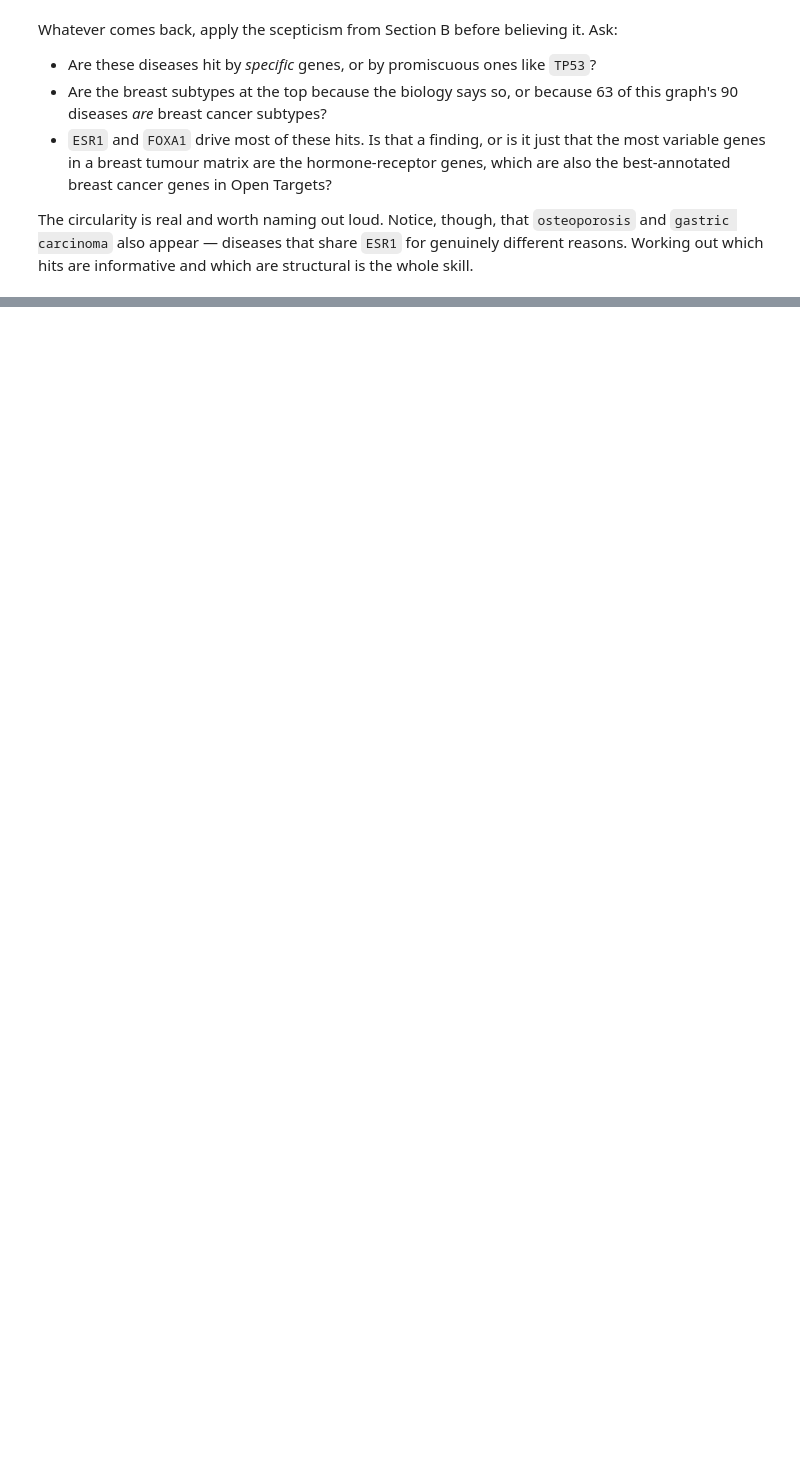
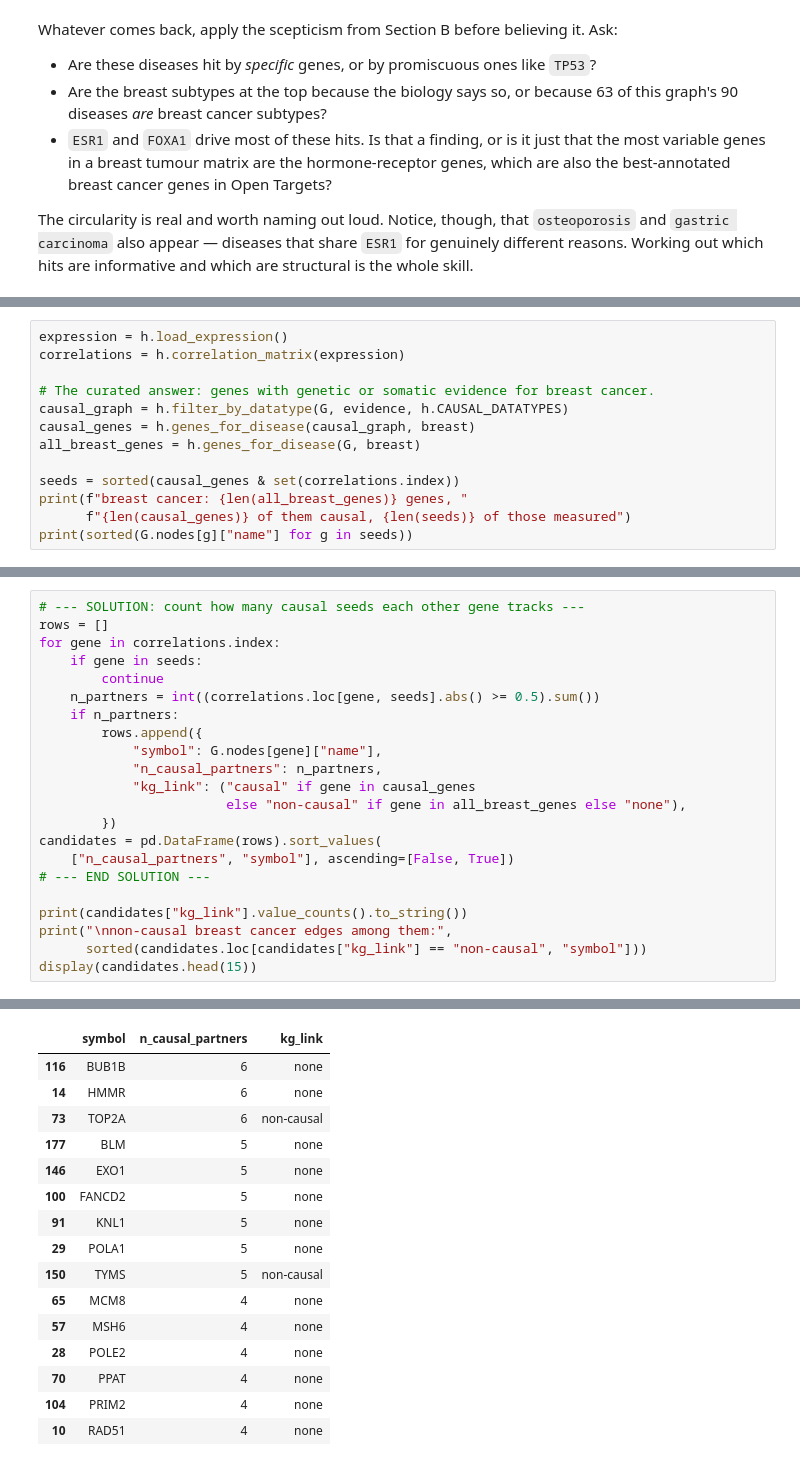
Before and after one commit to Barry8197/ECCB2026_TEST, a Jupyter notebook: sessions/session-1-intro-networks/part-3-querying-the-knowledge-graph.ipynb, the cells around one changed output, grey strips where cells are left out. Saved outputs shown, nothing was run; the diff lists cells and outputs as text; blank space fills up the shorter version.

```diff
--- a/sessions/session-1-intro-networks/part-3-querying-the-knowledge-graph.ipynb
+++ b/sessions/session-1-intro-networks/part-3-querying-the-knowledge-graph.ipynb
@@ -747,0 +688,13 @@ is what those agents have to get right, and what we need to check them against.
+# %%
+expression = h.load_expression()
+correlations = h.correlation_matrix(expression)
+
+# The curated answer: genes with genetic or somatic evidence for breast cancer.
+causal_graph = h.filter_by_datatype(G, evidence, h.CAUSAL_DATATYPES)
+causal_genes = h.genes_for_disease(causal_graph, breast)
+all_breast_genes = h.genes_for_disease(G, breast)
+
+seeds = sorted(causal_genes & set(correlations.index))
+print(f"breast cancer: {len(all_breast_genes)} genes, "
+      f"{len(causal_genes)} of them causal, {len(seeds)} of those measured")
+print(sorted(G.nodes[g]["name"] for g in seeds))
@@ -747,0 +748,23 @@ is what those agents have to get right, and what we need to check them against.
+# %%
+# --- SOLUTION: count how many causal seeds each other gene tracks ---
+rows = []
+for gene in correlations.index:
+    if gene in seeds:
+        continue
+    n_partners = int((correlations.loc[gene, seeds].abs() >= 0.5).sum())
+    if n_partners:
+        rows.append({
+            "symbol": G.nodes[gene]["name"],
+            "n_causal_partners": n_partners,
+            "kg_link": ("causal" if gene in causal_genes
+                        else "non-causal" if gene in all_breast_genes else "none"),
+        })
+candidates = pd.DataFrame(rows).sort_values(
+    ["n_causal_partners", "symbol"], ascending=[False, True])
+# --- END SOLUTION ---
+
+print(candidates["kg_link"].value_counts().to_string())
+print("\nnon-causal breast cancer edges among them:",
+      sorted(candidates.loc[candidates["kg_link"] == "non-causal", "symbol"]))
+display(candidates.head(15))
+# %% [output]
@@ -747,0 +776,16 @@ is what those agents have to get right, and what we need to check them against.
+|  | symbol | n_causal_partners | kg_link |
+| 116 | BUB1B | 6 | none |
+| 14 | HMMR | 6 | none |
+| 73 | TOP2A | 6 | non-causal |
+| 177 | BLM | 5 | none |
+| 146 | EXO1 | 5 | none |
+| 100 | FANCD2 | 5 | none |
+| 91 | KNL1 | 5 | none |
+| 29 | POLA1 | 5 | none |
+| 150 | TYMS | 5 | non-causal |
+| 65 | MCM8 | 4 | none |
+| 57 | MSH6 | 4 | none |
+| 28 | POLE2 | 4 | none |
+| 70 | PPAT | 4 | none |
+| 104 | PRIM2 | 4 | none |
+| 10 | RAD51 | 4 | none |
```
Also changed, not shown: parts of 20 cells of this notebook, 16 other files.
